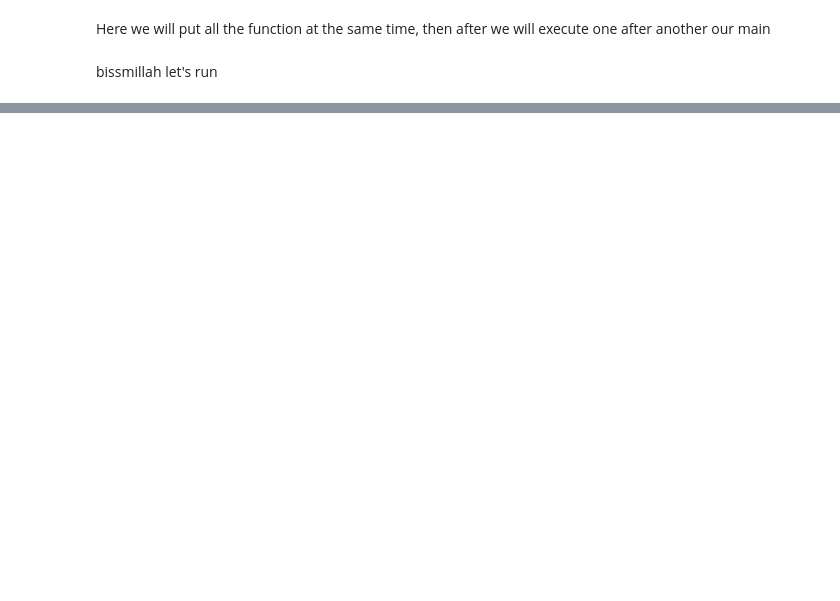
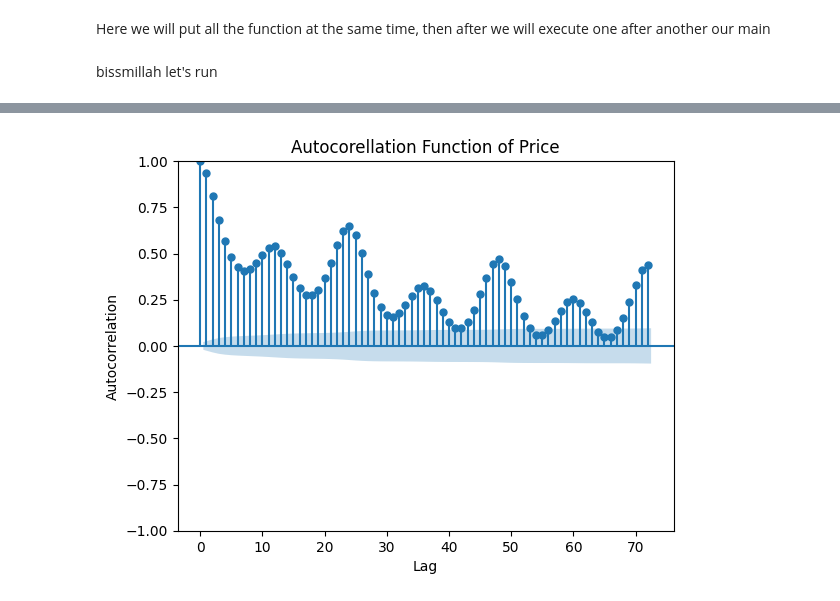
Before and after one commit to Mohamed-Abdellahi/ML-electricity, a Jupyter notebook: code1.ipynb, the cells around one changed output, grey strips where cells are left out. Saved outputs shown, nothing was run; the diff lists cells and outputs as text; code cells hidden in the pictures; blank space fills up the shorter version.

```diff
--- a/code1.ipynb
+++ b/code1.ipynb
@@ -315,0 +357,7 @@ plotting(predictions1, y_test)
+# %%
+import numpy as np
+def add_fourier_features(df, periods=[24, 168]):  # Daily and weekly seasonality
+    for period in periods:
+        df[f'sin_{period}'] = np.sin(df['Hour'] * (2 * np.pi / period))
+        df[f'cos_{period}'] = np.cos(df['Hour'] * (2 * np.pi / period))
+    return df
@@ -315,0 +366,14 @@ plotting(predictions1, y_test)
+# %%
+def add_market_behavior_indicators(df):
+    # Example: Indicator for peak hours (e.g., 17:00 to 21:00)
+    df['peak_hours'] = df['Hour'].apply(lambda x: 1 if 17 <= x <= 21 else 0)
+    # Add more indicators based on domain knowledge
+    return df
+# %%
+# let's apply
+df = engineer_features(df)  # Your initial feature engineering
+df = add_lag_features(df)
+df = add_rolling_window_features(df)
+df = add_fourier_features(df)
+df = add_market_behavior_indicators(df)
+df= df.iloc[168:].reset_index(drop=True)
@@ -315,0 +406,11 @@ plotting(predictions1, y_test)
+# %%
+def autocorrel(target_column, lag, title="Autocorrelation Function"):
+    plot_acf(target_column, lags= lag)  # Adjust the number of lags as needed
+    plt.xlabel('Lag')
+    plt.ylabel('Autocorrelation')
+    plt.title(title)
+    plt.show()
+# %%
+autocorrel(df["Day Ahead Auction"], 72, "Autocorellation Function of Price")
+# %% [output]
+[figure, added]
```
Also changed, not shown: parts of 22 cells of this notebook, 1 other file.
